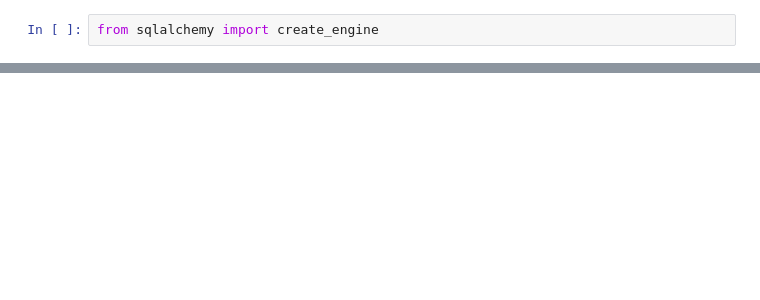
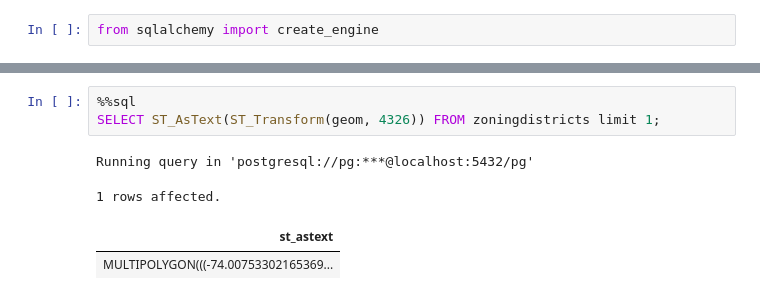
Before and after one commit to SPTKL/experiment-pluto-in-duckdb, a Jupyter notebook: pg.ipynb, the cells around one changed output, grey strips where cells are left out. Cells and saved outputs as stored; diff of their text form; blank space fills up the shorter version.

```diff
--- a/pg.ipynb
+++ b/pg.ipynb
@@ -27,3 +18,11 @@ Running query in 'postgresql://yourusername:***@localhost:5432/yourdbname'
+# %%
+%%sql
+SELECT ST_AsText(ST_Transform(geom, 4326)) FROM zoningdistricts limit 1;
+# %% [output]
+Running query in 'postgresql://pg:***@localhost:5432/pg'
+1 rows affected.
+| st_astext |
+| MULTIPOLYGON(((-74.00753302165369... |
 # %%
 %%sql
 SELECT * FROM zoningdistricts limit 1;
```
Also changed, not shown: parts of 5 cells of this notebook, 2 other files.
